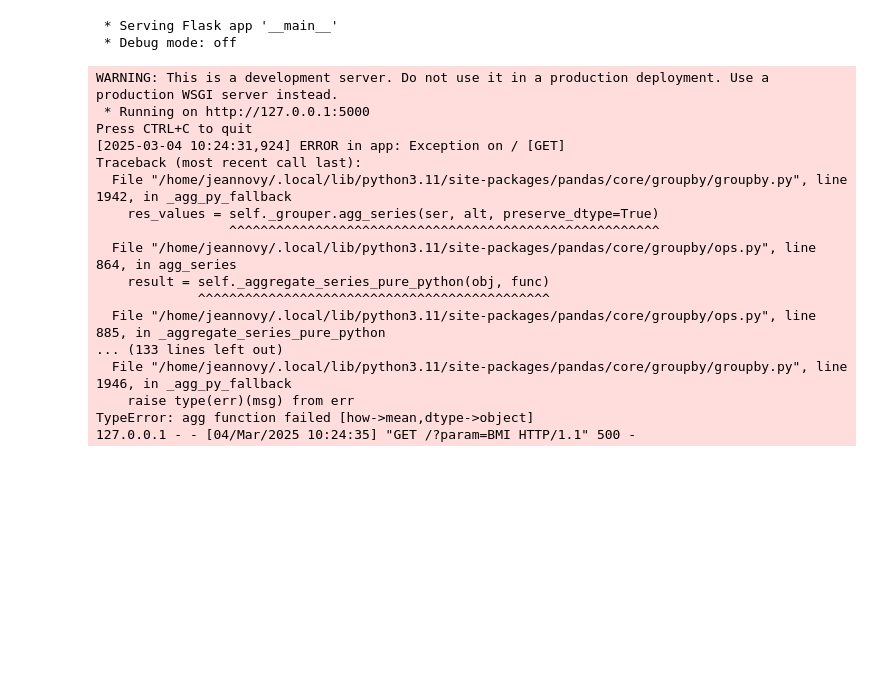
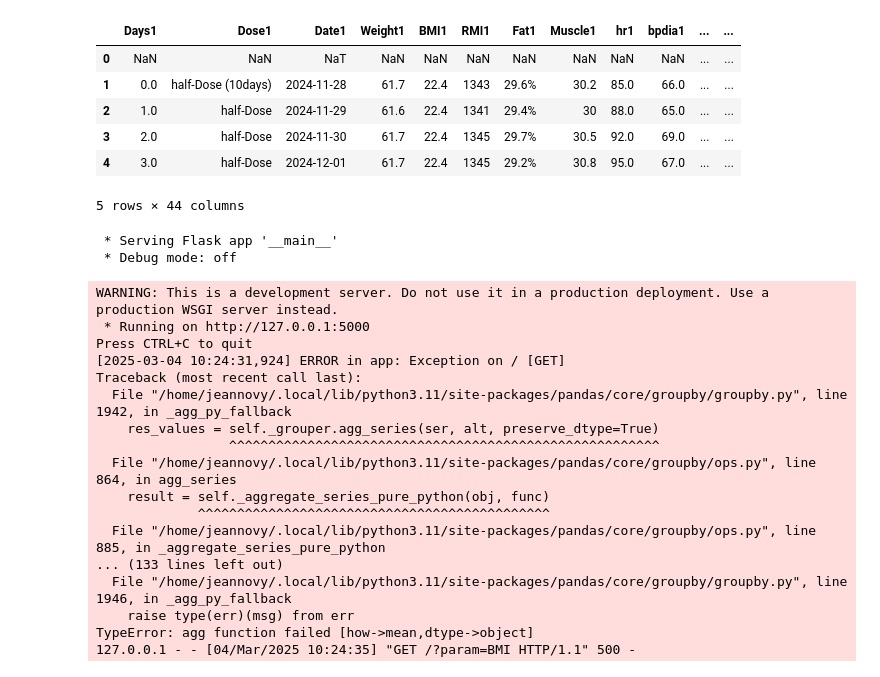
Before and after one commit to ogkourlias/capsaicin, a Jupyter notebook: weight_graphs/demo_app/demo_app.ipynb, the cells around one changed output. Saved outputs shown, nothing was run; the diff lists cells and outputs as text; code cells hidden in the pictures; blank space fills up the shorter version.

```diff
--- a/weight_graphs/demo_app/demo_app.ipynb
+++ b/weight_graphs/demo_app/demo_app.ipynb
@@ -193,0 +184,12 @@ df2 = df2.dropna()
+# %%
+merged_df = pd.concat(dataframes, axis=1)
+# %%
+merged_df.head()
+# %% [output]
+|  | Days1 | Dose1 | Date1 | Weight1 | BMI1 | RMI1 | Fat1 | Muscle1 | hr1 | bpdia1 | ... | ... |
+| 0 | NaN | NaN | NaT | NaN | NaN | NaN | NaN | NaN | NaN | NaN | ... | ... |
+| 1 | 0.0 | half-Dose (10days) | 2024-11-28 | 61.7 | 22.4 | 1343 | 29.6% | 30.2 | 85.0 | 66.0 | ... | ... |
+| 2 | 1.0 | half-Dose | 2024-11-29 | 61.6 | 22.4 | 1341 | 29.4% | 30 | 88.0 | 65.0 | ... | ... |
+| 3 | 2.0 | half-Dose | 2024-11-30 | 61.7 | 22.4 | 1345 | 29.7% | 30.5 | 92.0 | 69.0 | ... | ... |
+| 4 | 3.0 | half-Dose | 2024-12-01 | 61.7 | 22.4 | 1345 | 29.2% | 30.8 | 95.0 | 67.0 | ... | ... |
+5 rows × 44 columns
```
Also changed, not shown: parts of 12 cells of this notebook.
